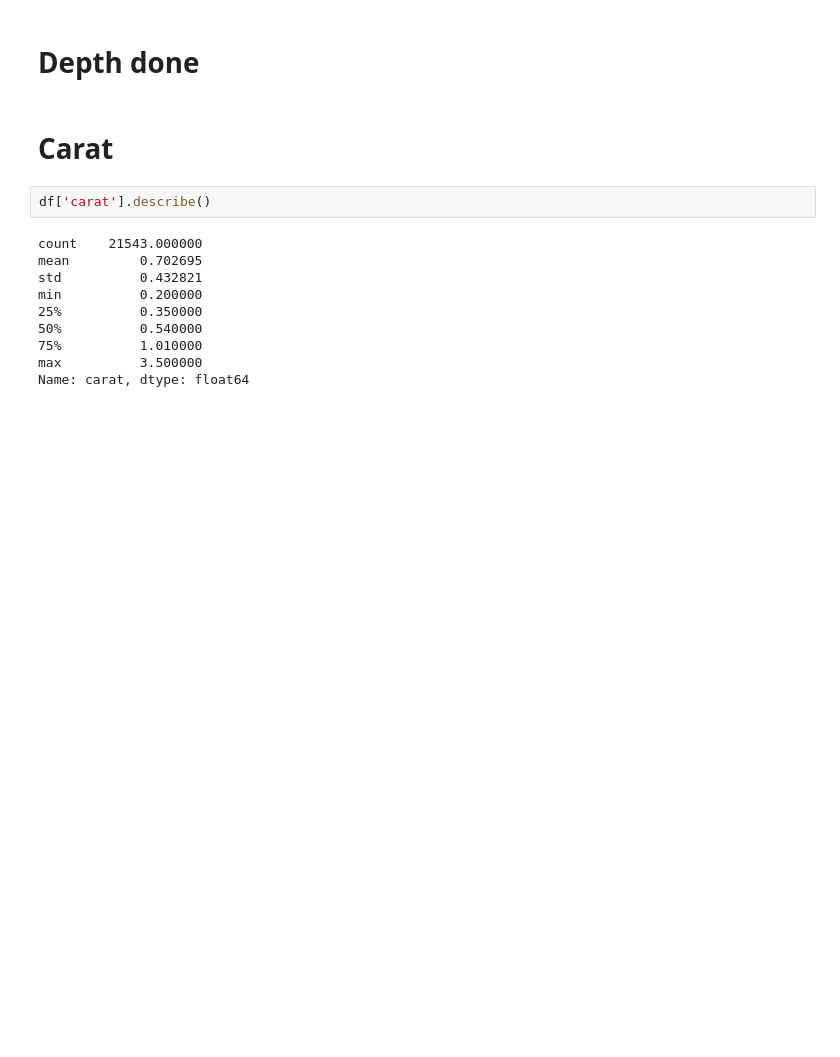
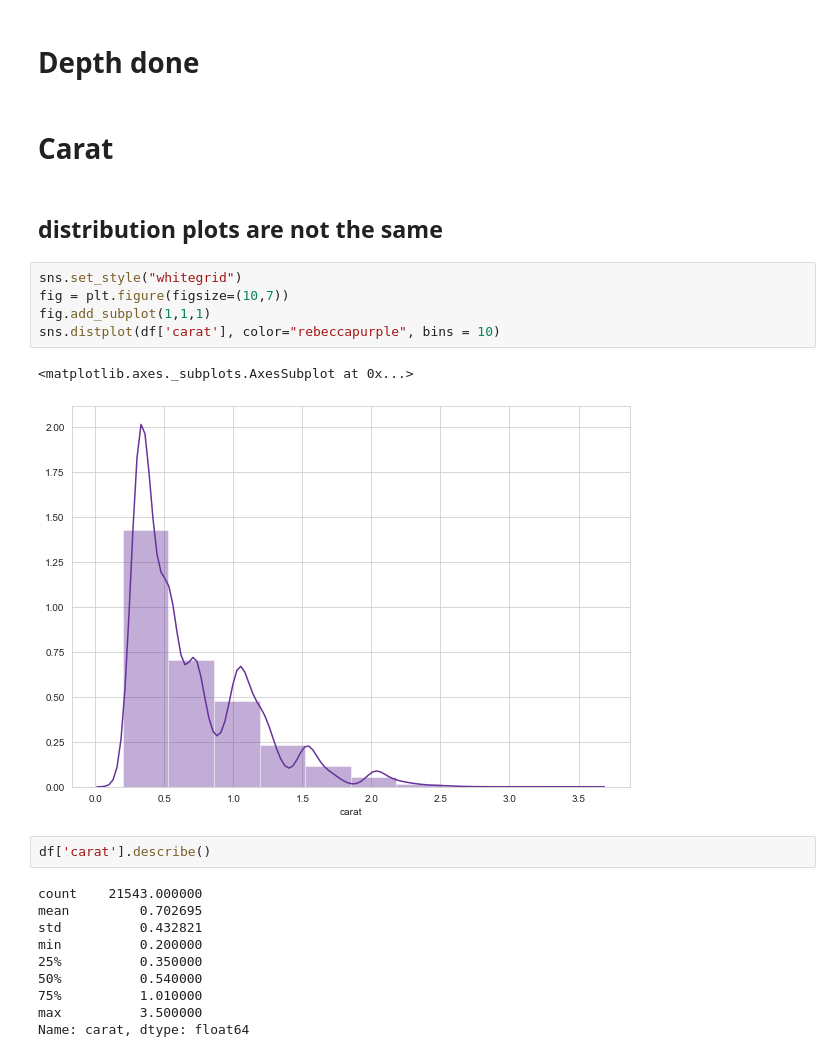
Before and after one commit to JuliaMal/ProgDA_Project2, a Jupyter notebook: Project2.ipynb, the cells around one changed output. Saved outputs shown, nothing was run; the diff lists cells and outputs as text; blank space fills up the shorter version.

Commit message:
Carat simulation

```diff
--- a/Project2.ipynb
+++ b/Project2.ipynb
@@ -403,6 +403,16 @@ These two plots looks very similar (excluding few outliers in the Initial sub-pl
 # Depth done
 # %% [markdown]
 # Carat
+# %% [markdown]
+## distribution plots are not the same
+# %%
+sns.set_style("whitegrid")
+fig = plt.figure(figsize=(10,7))
+fig.add_subplot(1,1,1)
+sns.distplot(df['carat'], color="rebeccapurple", bins = 10)
+# %% [output]
+<matplotlib.axes._subplots.AxesSubplot at 0x...>
+[figure, added]
 # %%
 df['carat'].describe()
 # %% [output]
```
Also changed, not shown: parts of 43 cells of this notebook, 1 other file.
